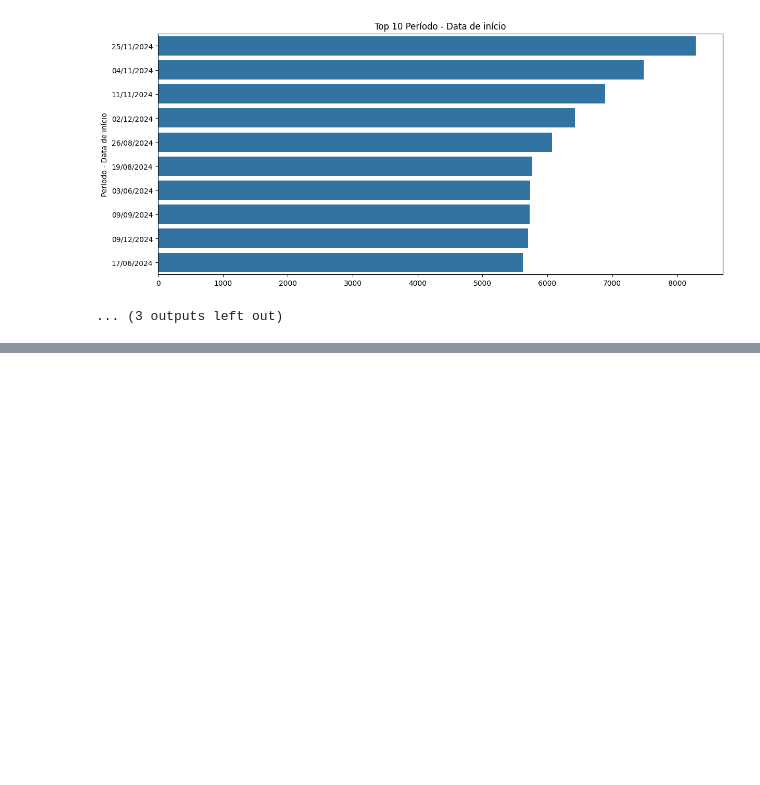
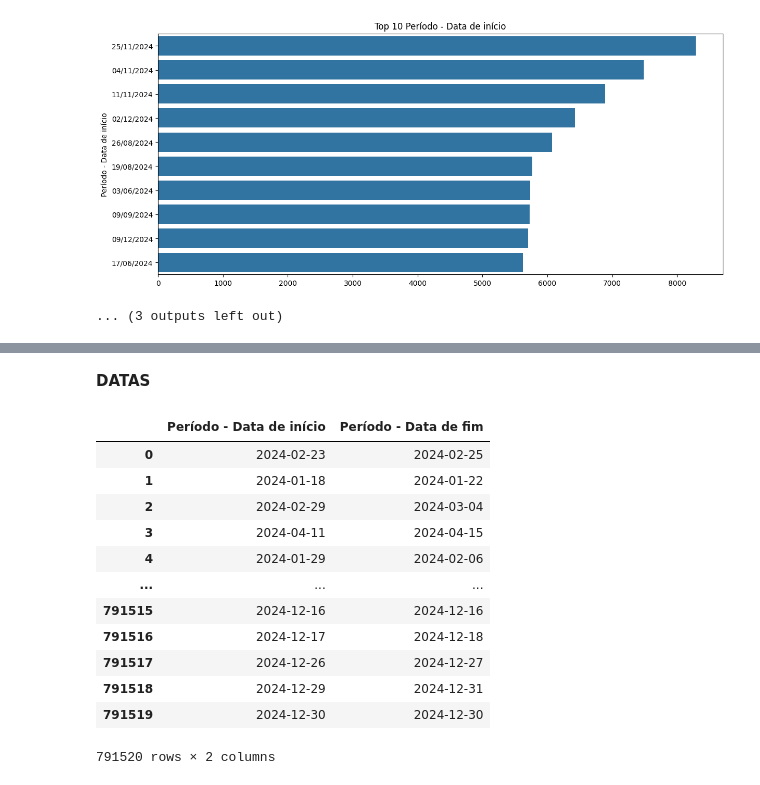
Before and after one commit to esscova/data_analytics, a Jupyter notebook: analises/013/013.ipynb, the cells around one changed output, grey strips where cells are left out. Cells and saved outputs as stored; diff of their text form; code cells hidden in the pictures; blank space fills up the shorter version.

```diff
--- a/analises/013/013.ipynb
+++ b/analises/013/013.ipynb
@@ -26,7 +30,7 @@ Pandas: 2.2.3
 ## Coletando Dados
 # %%
 try:
-    df = pd.read_csv('2024_Viagem.csv', encoding='Windows-1252', sep=';', decimal=",")
+    df = pd.read_csv('2024_Viagem.csv', encoding='iso-8859-1', sep=';', decimal=",")
     print('\n=== Dados Carregados com Sucesso ===\n')
 except Exception as e:
     print(f'Erro ao carregar dados:\n{e}')
@@ -235,0 +243,6 @@ for col in df.select_dtypes('object'):
+# %%
+df2 = df.copy()
+
+# preencher ausentes
+df2['Cargo'] = df2['Cargo'].fillna('NÃO IDENTIFICADO')
+df2['Cargo'].isna().any()
@@ -235,0 +267,21 @@ for col in df.select_dtypes('object'):
+# %% [markdown]
+**DATAS**
+# %%
+# convertendo para datas
+df2["Período - Data de início"] = pd.to_datetime(df2["Período - Data de início"], format='%d/%m/%Y')
+df2["Período - Data de fim"] = pd.to_datetime(df2["Período - Data de fim"], format='%d/%m/%Y')
+df2.select_dtypes('datetime64')
+# %% [output]
+|  | Período - Data de início | Período - Data de fim |
+| 0 | 2024-02-23 | 2024-02-25 |
+| 1 | 2024-01-18 | 2024-01-22 |
+| 2 | 2024-02-29 | 2024-03-04 |
+| 3 | 2024-04-11 | 2024-04-15 |
+| 4 | 2024-01-29 | 2024-02-06 |
+| ... | ... | ... |
+| 791515 | 2024-12-16 | 2024-12-16 |
+| 791516 | 2024-12-17 | 2024-12-18 |
+| 791517 | 2024-12-26 | 2024-12-27 |
+| 791518 | 2024-12-29 | 2024-12-31 |
+| 791519 | 2024-12-30 | 2024-12-30 |
+791520 rows × 2 columns
```
Also changed, not shown: parts of 8 cells of this notebook.
